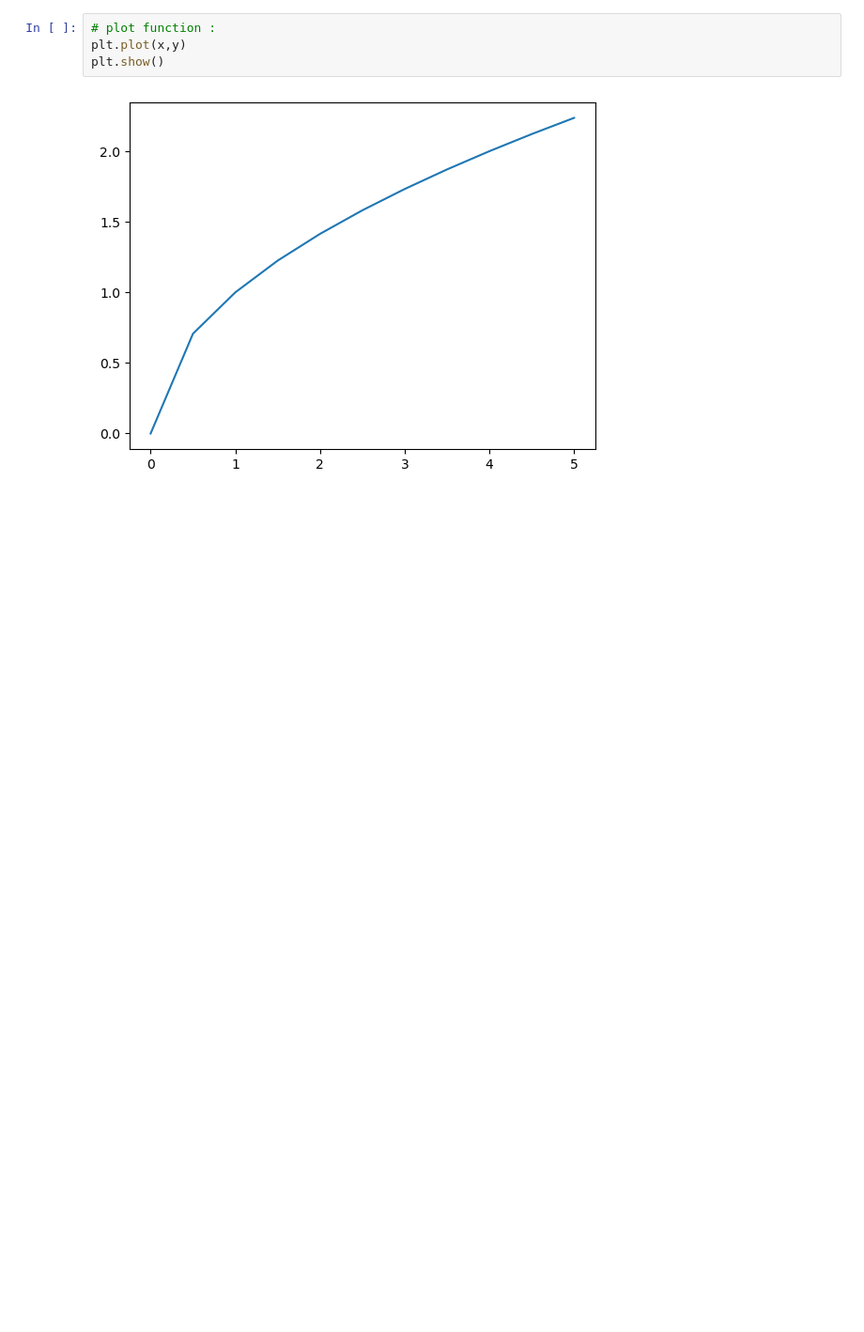
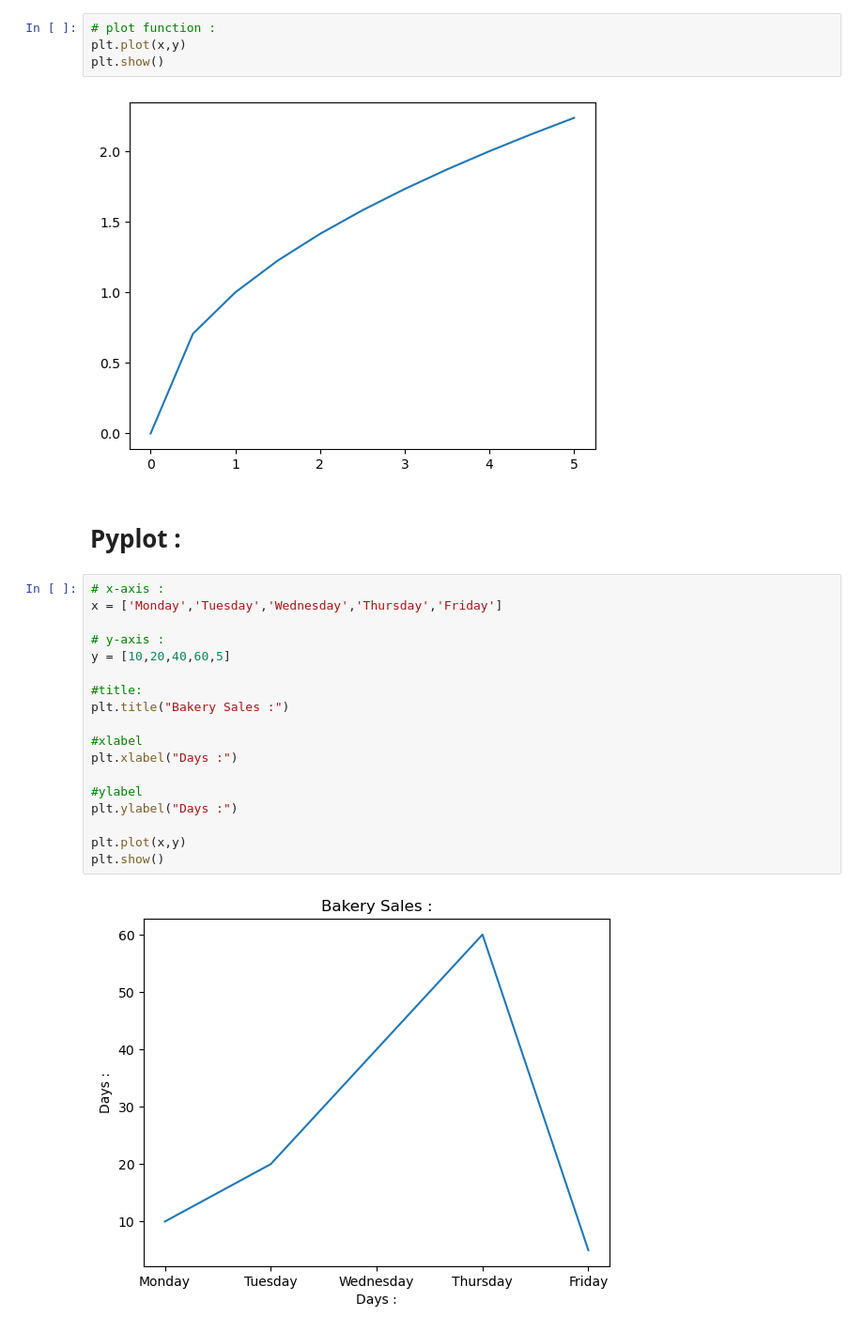
Before and after one commit to Nevin100/Data-Visualization, a Jupyter notebook: Matplotlib.ipynb, the cells around one changed output. Shown at 94% size. Drawn from its saved outputs; the diff is of its cells as text; blank space fills up the shorter version.

Commit message:
Pyplot Fundamental understanding Completed

```diff
--- a/Matplotlib.ipynb
+++ b/Matplotlib.ipynb
@@ -22,3 +22,25 @@ plt.plot(x,y)
 plt.show()
 # %% [output]
 [figure]
+# %% [markdown]
+# Pyplot :
+# %%
+# x-axis :
+x = ['Monday','Tuesday','Wednesday','Thursday','Friday']
+
+# y-axis :
+y = [10,20,40,60,5]
+
+#title:
+plt.title("Bakery Sales :")
+
+#xlabel
+plt.xlabel("Days :")
+
+#ylabel
+plt.ylabel("Days :")
+
+plt.plot(x,y)
+plt.show()
+# %% [output]
+[figure, added]
```
